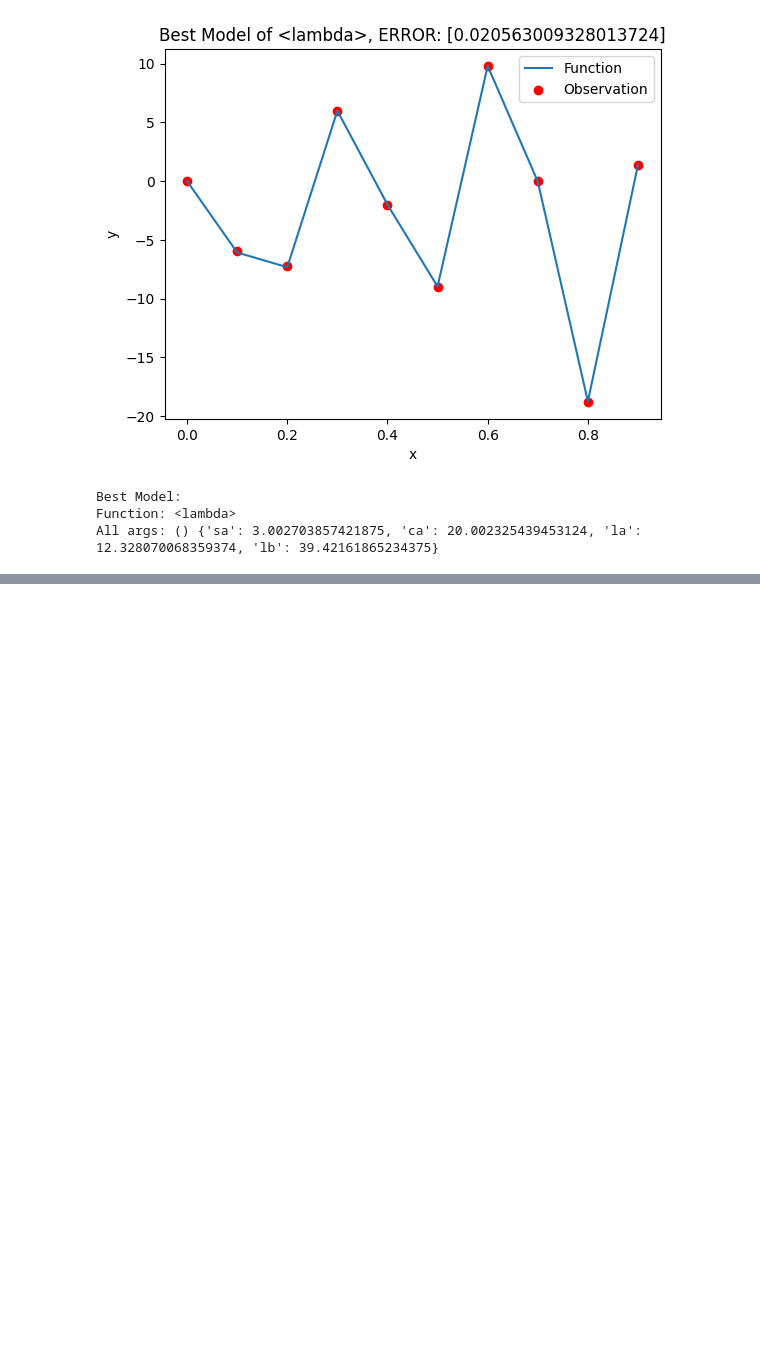
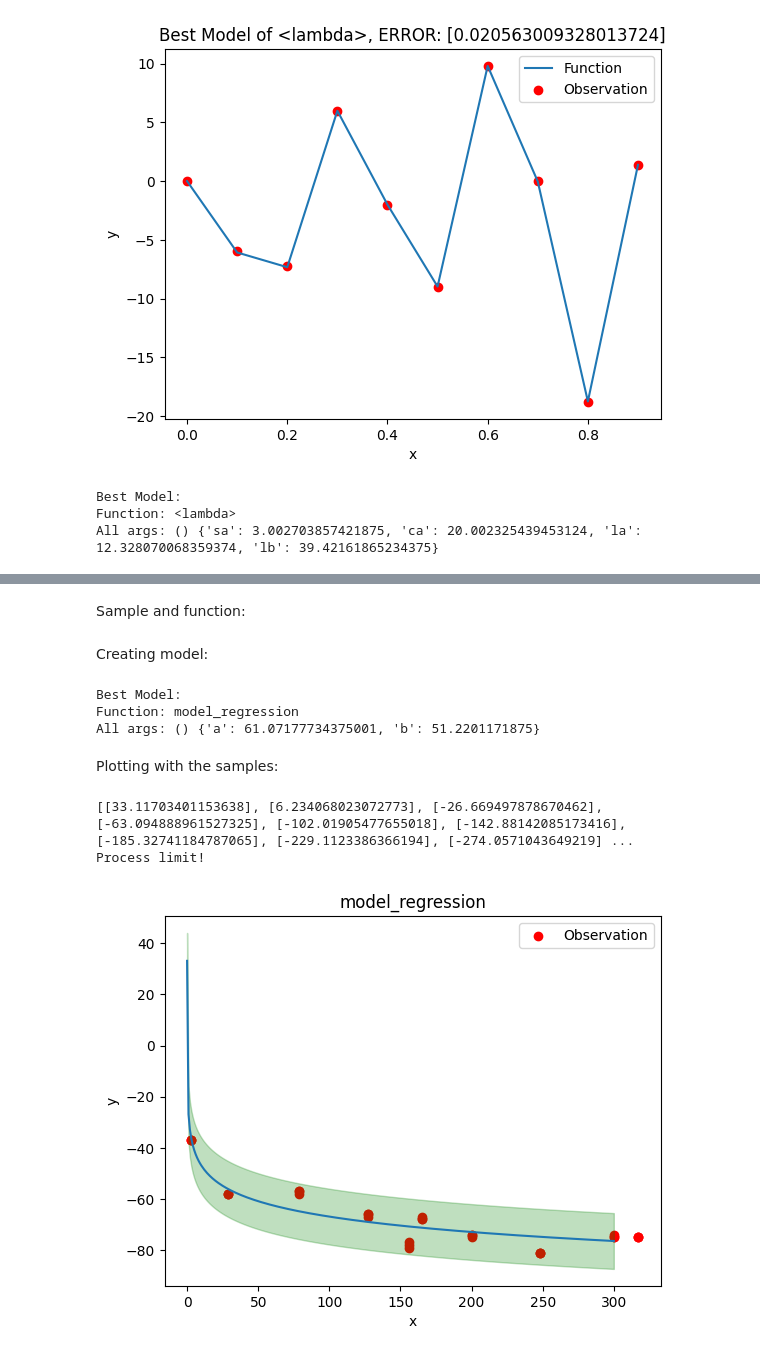
Before and after one commit to IanAguiar-ai/Discrete_Functions_Action_Integration_Hub, a Jupyter notebook: Example/Example_Discrete_Functions_Action_Integration_Hub.ipynb, the cells around one changed output, grey strips where cells are left out. Saved outputs shown, nothing was run; the diff lists cells and outputs as text; code cells hidden in the pictures; blank space fills up the shorter version.

Commit message:
Adding regression example

```diff
--- a/Example/Example_Discrete_Functions_Action_Integration_Hub.ipynb
+++ b/Example/Example_Discrete_Functions_Action_Integration_Hub.ipynb
@@ -369,0 +394,38 @@ All args: () {'sa': 3.002703857421875, 'ca': 20.002325439453124, 'la': 12.328070
+# %% [markdown]
+Sample and function:
+# %%
+x = [3, 3, 3, 29, 29, 29, 79, 79, 79, 127, 127, 127,
+     165, 165, 165, 300, 300, 300, 248, 248, 248,
+     200, 200, 200, 317, 317, 317, 156, 156, 156]
+
+y = [37, 37, 37, 58, 58, 58, 57, 58, 57, 67,
+     66, 66, 67, 68, 68, 74, 75, 75, 81, 81,
+     81, 74, 74, 75, 75, 75, 75, 79, 78, 77]
+
+y = list(map(lambda x: -x, y))
+
+from math import log
+def model_regression(x:float, a, b):
+    return -a + 20 * log(max(b, 0.001)/max(x, 0.001), 10)
+# %% [markdown]
+Creating model:
+# %%
+regression = discrete_function(model_regression)
+
+best = adjust_sample_on(curve = y, x = x,
+                        models = [regression],
+                        times = 12,
+                        initial_value = 0.1,
+                        plot = False)
+# %% [output]
+Best Model:
+Function: model_regression
+All args: () {'a': 61.07177734375001, 'b': 51.2201171875}
+# %% [markdown]
+Plotting with the samples:
+# %%
+best.plot([0, 300], curve = [x, y])
+# %% [output]
+[[33.11703401153638], [6.234068023072773], [-26.669497878670462], [-63.094888961527325], [-102.01905477655018], [-142.88142085173416], [-185.32741184787065], [-229.1123386366194], [-274.0571043649219] ...
+Process limit!
+[figure, added]
```
Also changed, not shown: parts of 10 cells of this notebook, 1 other file.
